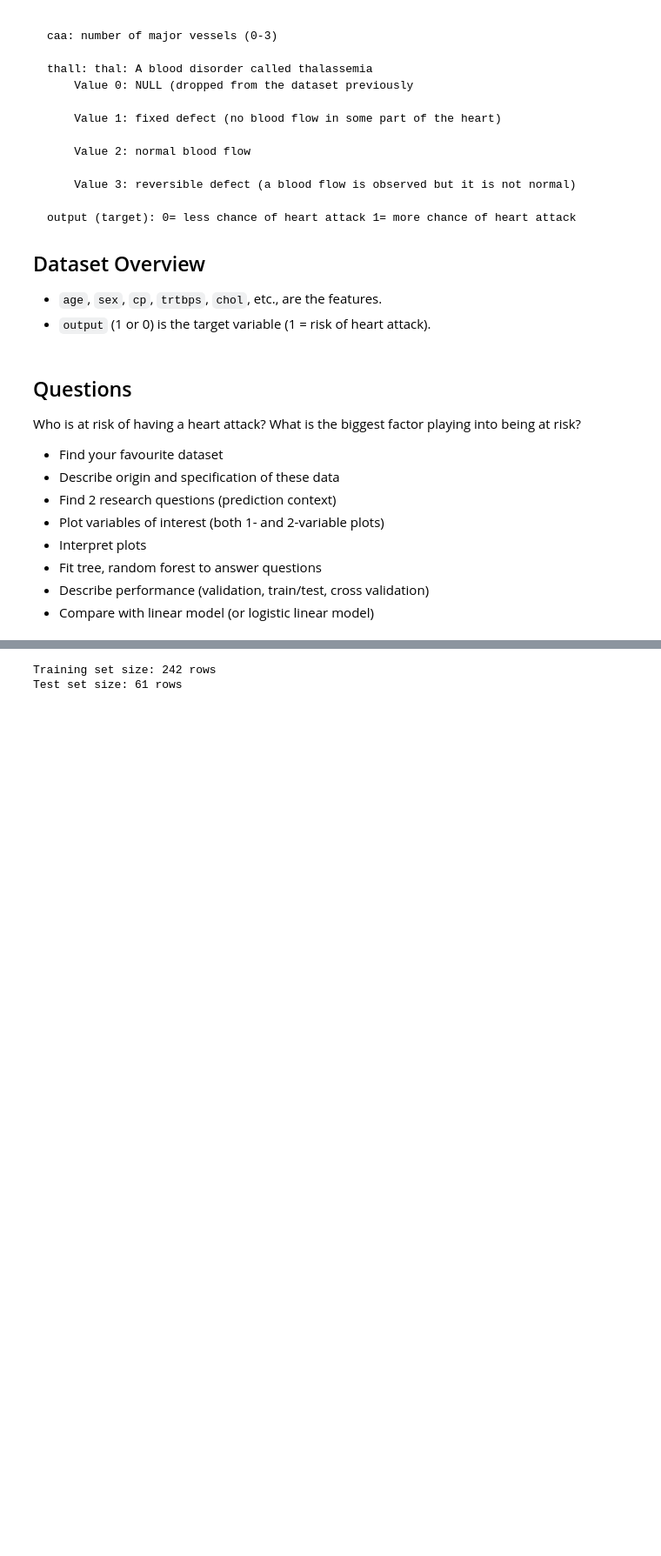
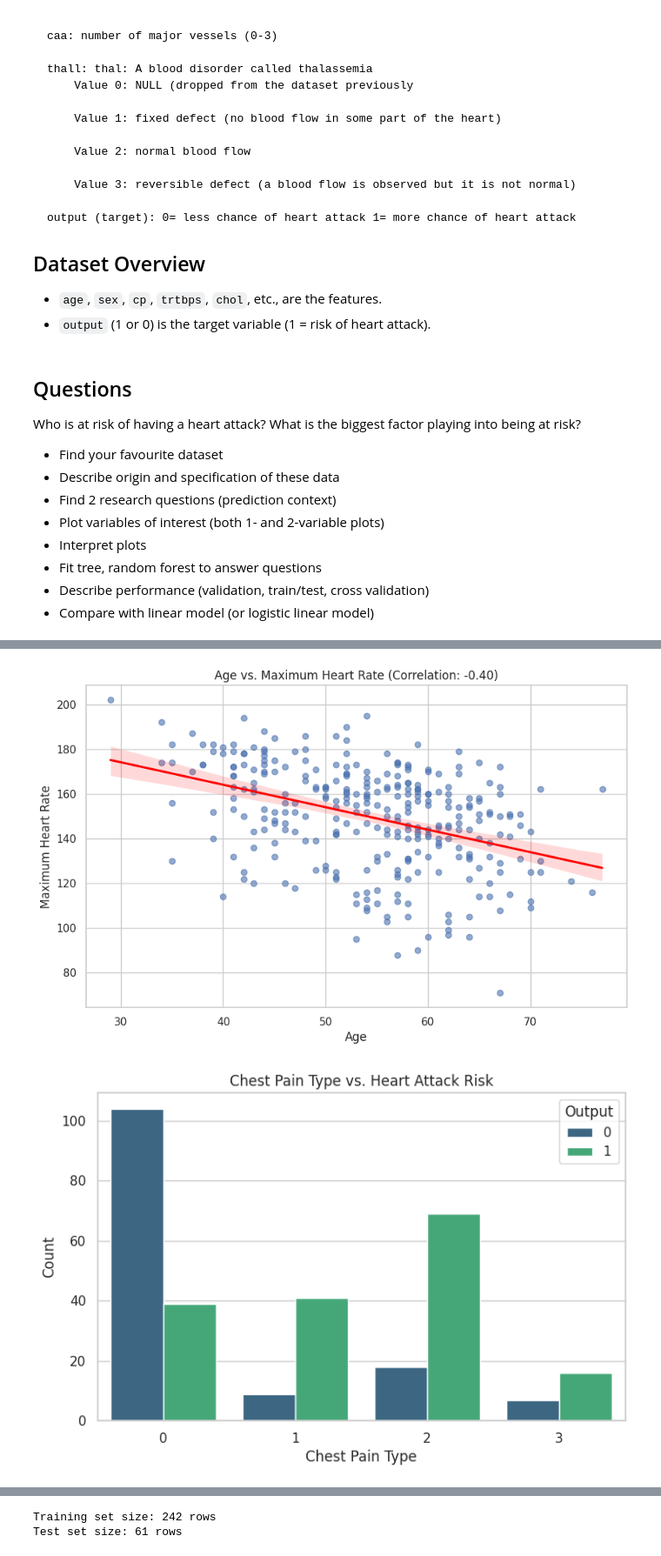
Before and after one commit to joshuakutschera/dsai, a Jupyter notebook: Project.ipynb, the cells around one changed output, grey strips where cells are left out. Shown at 87% size. Drawn from its saved outputs; the diff is of its cells as text; code cells hidden in the pictures; blank space fills up the shorter version.

```diff
--- a/Project.ipynb
+++ b/Project.ipynb
@@ -178,0 +176,41 @@ Passing `palette` without assigning `hue` is deprecated and will be removed in v
+# %%
+## 4.2 Bivariate Analysis (Two-variable plots)
+# Age vs. Maximum Heart Rate with Regression Line and Correlation Coefficient
+plt.figure(figsize=(10, 6))
+sns.regplot(x='age', y='thalach', data=heart_data, scatter_kws={'alpha':0.6}, line_kws={'color':'red'})
+correlation = heart_data['age'].corr(heart_data['thalach'])
+plt.title(f"Age vs. Maximum Heart Rate (Correlation: {correlation:.2f})")
+plt.xlabel("Age")
+plt.ylabel("Maximum Heart Rate")
+plt.show()
+
+# Chest Pain Type vs. Heart Attack Risk
+plt.figure(figsize=(8, 5))
+sns.countplot(x='cp', hue='output', data=heart_data, palette='viridis')
+plt.title("Chest Pain Type vs. Heart Attack Risk")
+plt.xlabel("Chest Pain Type")
+plt.ylabel("Count")
+plt.legend(title="Output")
+plt.show()
+
+# Resting Blood Pressure vs. Cholesterol (Colored by Output)
+plt.figure(figsize=(10, 6))
+sns.scatterplot(x='trtbps', y='chol', hue='output', data=heart_data, palette='plasma', alpha=0.8)
+sns.regplot(x='trtbps', y='chol', data=heart_data, scatter=False, line_kws={'color': 'red'})
+plt.title("Resting Blood Pressure vs. Cholesterol (Colored by Output)")
+plt.xlabel("Resting Blood Pressure (trtbps)")
+plt.ylabel("Cholesterol (chol)")
+plt.legend(title="Output")
+plt.show()
+
+# Slope of Peak ST Segment vs. Heart Attack Risk
+# plt.figure(figsize=(8, 5))
+# sns.countplot(x='slp', hue='output', data=heart_data, palette='cubehelix')
+# plt.title("Slope of Peak ST Segment vs. Heart Attack Risk")
+# plt.xlabel("Slope of Peak ST Segment")
+# plt.ylabel("Count")
+# plt.legend(title="Output")
+# plt.show()
+# %% [output]
+[figure, added]
+[figure, added]
```
Also changed, not shown: parts of 17 cells of this notebook, 1 other file.
